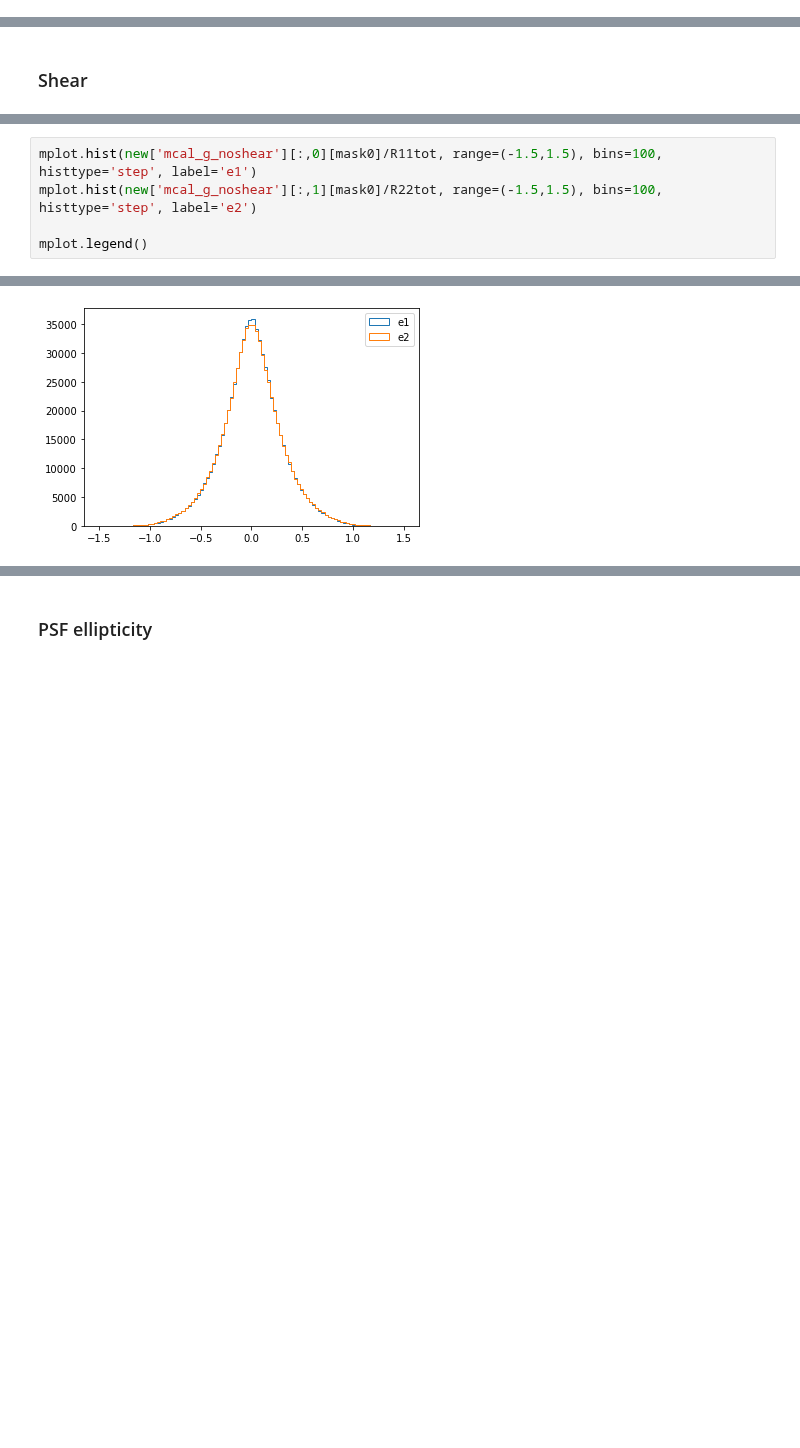
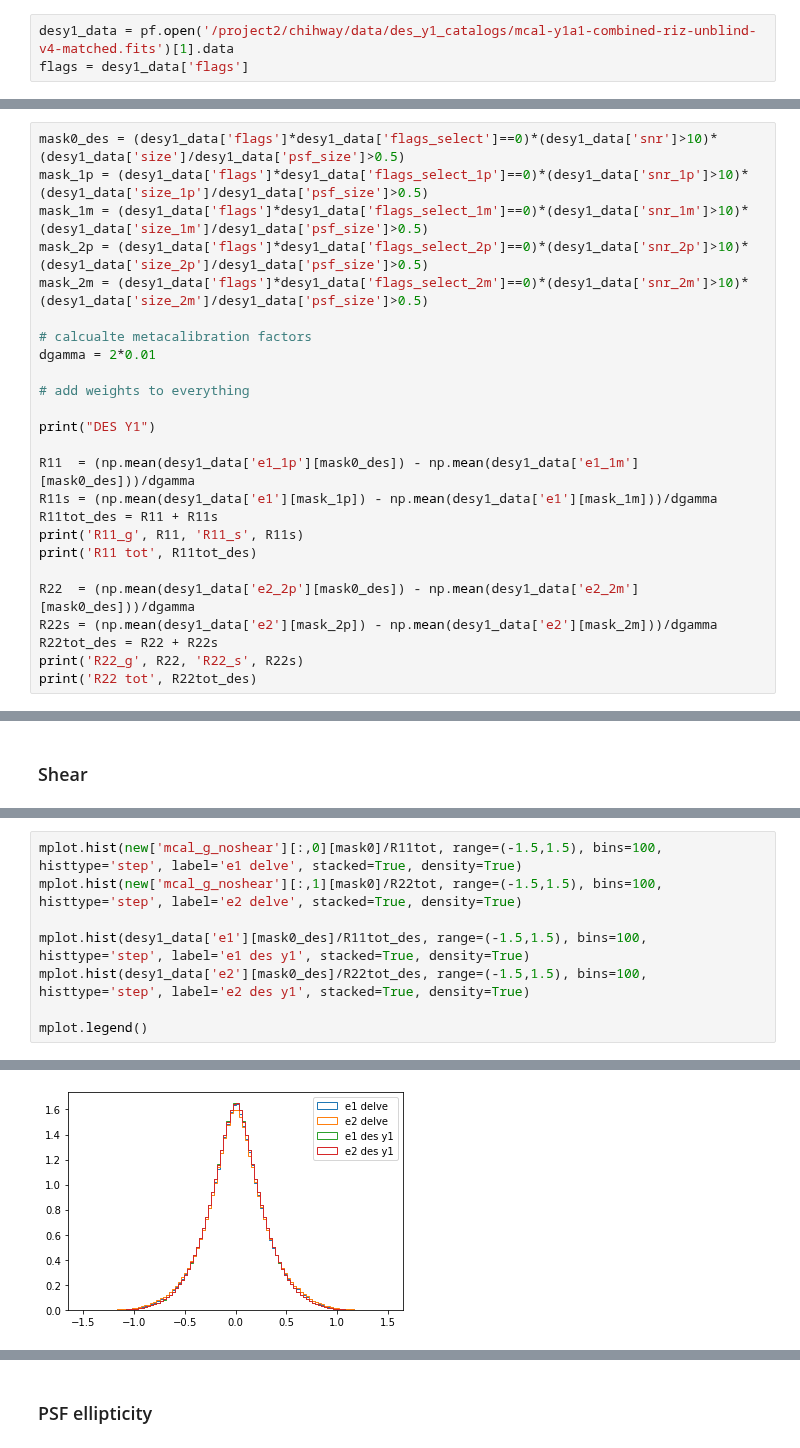
Before and after one commit to delve-survey/shearcat, a Jupyter notebook: notebooks/ShearDiagnostics.ipynb, the cells around one changed output, grey strips where cells are left out. Saved outputs shown, nothing was run; the diff lists cells and outputs as text; blank space fills up the shorter version.

```diff
--- a/notebooks/ShearDiagnostics.ipynb
+++ b/notebooks/ShearDiagnostics.ipynb
@@ -9,3 +9,6 @@ import pylab as mplot
 Populating the interactive namespace from numpy and matplotlib
 `%matplotlib` prevents importing * from pylab and numpy
   warn("pylab import has clobbered these variables: %s"  % clobbered +
+# %%
+desy1_data = pf.open('/project2/chihway/data/des_y1_catalogs/mcal-y1a1-combined-riz-unblind-v4-matched.fits')[1].data
+flags = desy1_data['flags']
@@ -83,0 +127,25 @@ R22 tot 0.7004164902487285
+# %%
+mask0_des = (desy1_data['flags']*desy1_data['flags_select']==0)*(desy1_data['snr']>10)*(desy1_data['size']/desy1_data['psf_size']>0.5)
+mask_1p = (desy1_data['flags']*desy1_data['flags_select_1p']==0)*(desy1_data['snr_1p']>10)*(desy1_data['size_1p']/desy1_data['psf_size']>0.5)
+mask_1m = (desy1_data['flags']*desy1_data['flags_select_1m']==0)*(desy1_data['snr_1m']>10)*(desy1_data['size_1m']/desy1_data['psf_size']>0.5)
+mask_2p = (desy1_data['flags']*desy1_data['flags_select_2p']==0)*(desy1_data['snr_2p']>10)*(desy1_data['size_2p']/desy1_data['psf_size']>0.5)
+mask_2m = (desy1_data['flags']*desy1_data['flags_select_2m']==0)*(desy1_data['snr_2m']>10)*(desy1_data['size_2m']/desy1_data['psf_size']>0.5)
+
+# calcualte metacalibration factors
+dgamma = 2*0.01
+
+# add weights to everything
+
+print("DES Y1")
+
+R11  = (np.mean(desy1_data['e1_1p'][mask0_des]) - np.mean(desy1_data['e1_1m'][mask0_des]))/dgamma
+R11s = (np.mean(desy1_data['e1'][mask_1p]) - np.mean(desy1_data['e1'][mask_1m]))/dgamma
+R11tot_des = R11 + R11s
+print('R11_g', R11, 'R11_s', R11s)
+print('R11 tot', R11tot_des)
+
+R22  = (np.mean(desy1_data['e2_2p'][mask0_des]) - np.mean(desy1_data['e2_2m'][mask0_des]))/dgamma
+R22s = (np.mean(desy1_data['e2'][mask_2p]) - np.mean(desy1_data['e2'][mask_2m]))/dgamma
+R22tot_des = R22 + R22s
+print('R22_g', R22, 'R22_s', R22s)
+print('R22 tot', R22tot_des)
@@ -88,9 +164,12 @@ R22 tot 0.7004164902487285
 # %%
-mplot.hist(new['mcal_g_noshear'][:,0][mask0]/R11tot, range=(-1.5,1.5), bins=100, histtype='step', label='e1')
-mplot.hist(new['mcal_g_noshear'][:,1][mask0]/R22tot, range=(-1.5,1.5), bins=100, histtype='step', label='e2')
+mplot.hist(new['mcal_g_noshear'][:,0][mask0]/R11tot, range=(-1.5,1.5), bins=100, histtype='step', label='e1 delve', stacked=True, density=True)
+mplot.hist(new['mcal_g_noshear'][:,1][mask0]/R22tot, range=(-1.5,1.5), bins=100, histtype='step', label='e2 delve', stacked=True, density=True)
+
+mplot.hist(desy1_data['e1'][mask0_des]/R11tot_des, range=(-1.5,1.5), bins=100, histtype='step', label='e1 des y1', stacked=True, density=True)
+mplot.hist(desy1_data['e2'][mask0_des]/R22tot_des, range=(-1.5,1.5), bins=100, histtype='step', label='e2 des y1', stacked=True, density=True)
 
 mplot.legend()
 # %% [output]
 <matplotlib.legend.Legend at 0x...>
-[figure, old version]
+[figure, new version]
 # %%
```
Also changed, not shown: parts of 18 cells of this notebook.
